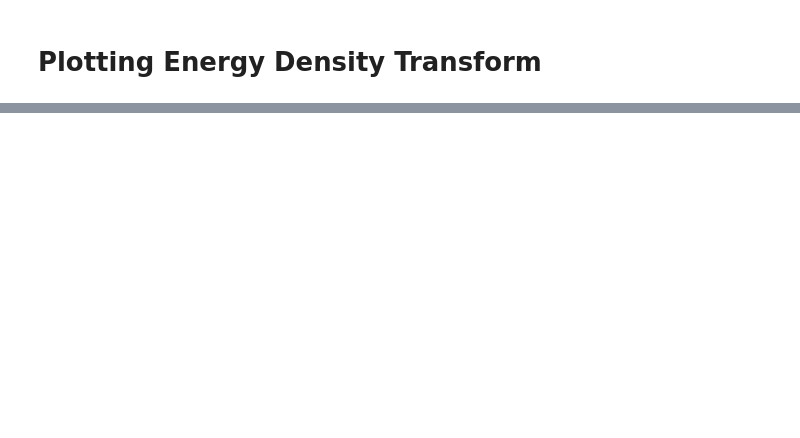
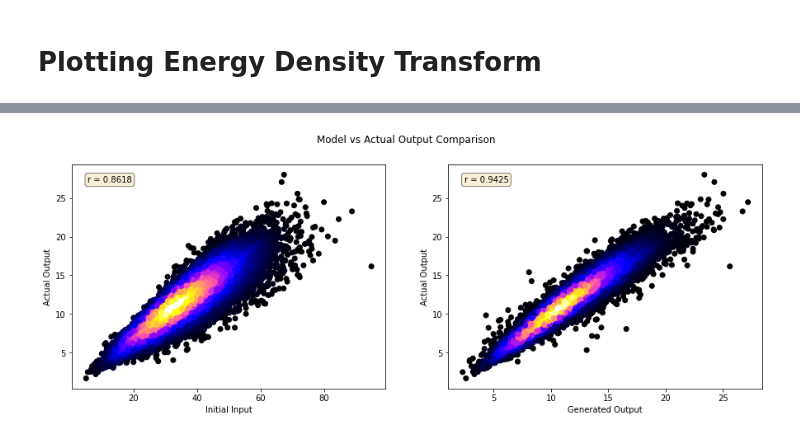
Before and after one commit to bboud/hydro-ml, a Jupyter notebook: hydroml/energy_density_plots.ipynb, the cells around one changed output, grey strips where cells are left out. Cells and saved outputs as stored; diff of their text form; code cells hidden in the pictures; blank space fills up the shorter version.

Commit message:
Plotting energy density

```diff
--- a/hydroml/energy_density_plots.ipynb
+++ b/hydroml/energy_density_plots.ipynb
@@ -9,5 +10,5 @@ import matplotlib.pyplot as plt
 # %%
-dataset = DEData('dE_data_2')
+dataset = DEData('dE_data') + DEData('dE_data_2')
 
 data_loader = torch.utils.data.DataLoader(
     dataset=dataset,
@@ -39,24 +44,39 @@ for i, data in enumerate(data_loader):
         graph_1_sums.append( ( np.trapz(dE_initial[i][indices[0] : indices[-1] + 1], x=sum_x_axis), np.trapz(p[indices[0] : indices[-1] + 1], x=sum_x_axis) )  )
 
         graph_2_sums.append( ( np.trapz(outputs.detach().numpy()[i][indices[0] : indices[-1] + 1], x=sum_x_axis), np.trapz(p[indices[0] : indices[-1] + 1], x=sum_x_axis) )  )
+
+graph_1_sums = np.array(graph_1_sums).transpose()
+graph_2_sums = np.array(graph_2_sums).transpose()
 # %%
 gs = gridspec.GridSpec(1, 2)
 fig = plt.figure(figsize=(15, 5))
 fig.suptitle("Model vs Actual Output Comparison")
 
 ax0 = fig.add_subplot(gs[0, 0])
 
-for sum in graph_1_sums:
-    ax0.plot(sum[0], sum[1], 'x', color='red')
+z1 = stats.gaussian_kde(graph_1_sums)(graph_1_sums)
+
+color_map = 'gnuplot2'
+
+ax0.scatter(graph_1_sums[0], graph_1_sums[1], c=z1, cmap=color_map)
+
 ax0.set_xlabel('Initial Input')
 ax0.set_ylabel('Actual Output')
 
+props = dict(boxstyle='round', facecolor='wheat', alpha=0.5)
+ax0.text(0.05, 0.95, f'r = {stats.pearsonr(graph_1_sums[0], graph_1_sums[1])[0]:.4f}', verticalalignment='top', bbox=props, transform=ax0.transAxes)
+
 ax1 = fig.add_subplot(gs[0, 1])
 
-for sum in graph_2_sums:
-    ax1.plot(sum[0], sum[1], 'x', color='blue')
+z2 = stats.gaussian_kde(graph_2_sums)(graph_2_sums)
+
+ax1.text(0.05, 0.95, f'r = {stats.pearsonr(graph_2_sums[0], graph_2_sums[1])[0]:.4f}', verticalalignment='top', bbox=props, transform=ax1.transAxes)
+
+ax1.scatter(graph_2_sums[0], graph_2_sums[1], c=z2, cmap=color_map )
 
 ax1.set_xlabel('Generated Output')
 ax1.set_ylabel('Actual Output')
 
 plt.show()
+# %% [output]
+[figure, added]
```
Also changed, not shown: parts of 2 cells of this notebook, 1 other file.
